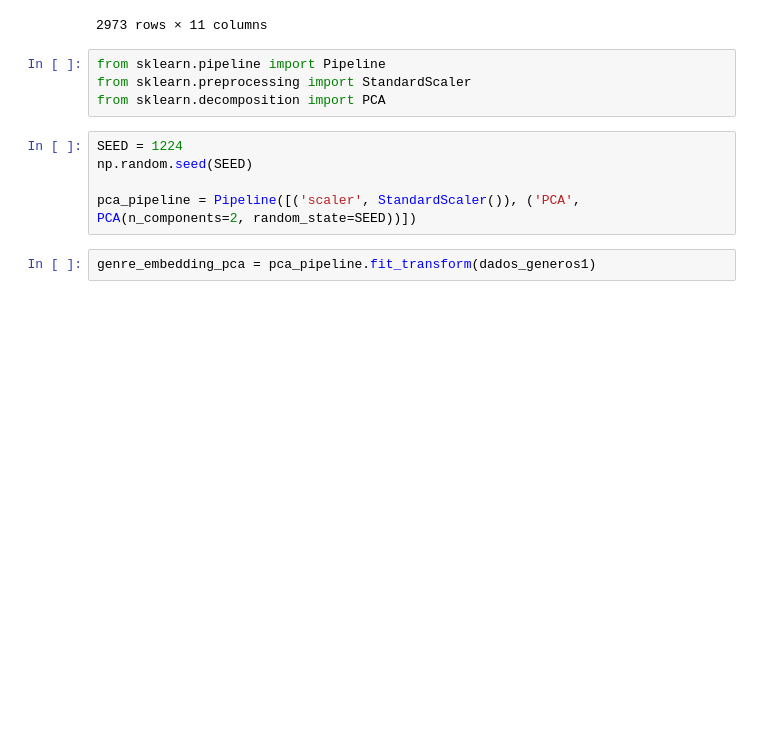
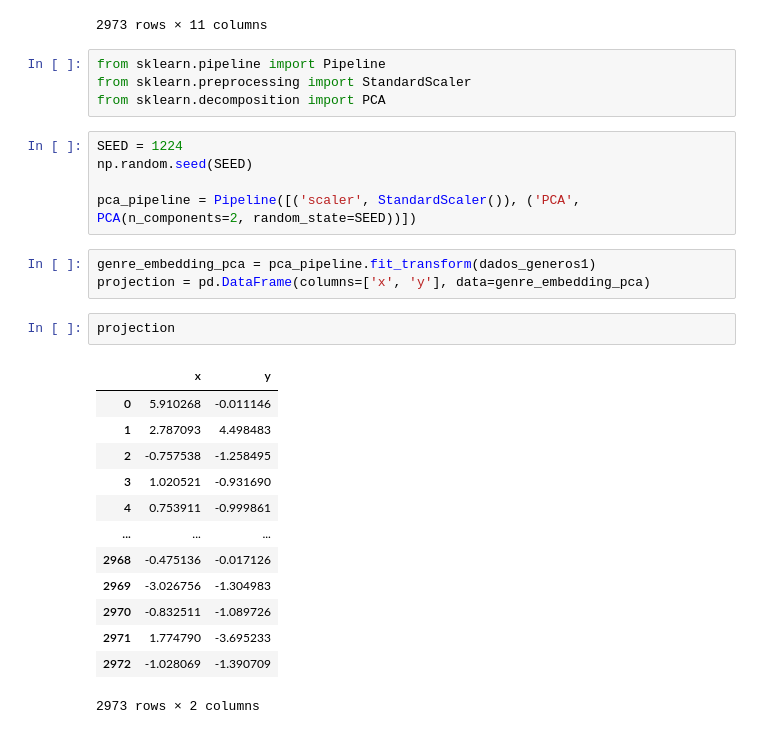
Before and after one commit to fcardosoo/Alura-021-Clustering-aplicado-recomendando-musicas-com-K-Means, a Jupyter notebook: Recomendados_de_musicas.ipynb, the cells around one changed output. Saved outputs shown, nothing was run; the diff lists cells and outputs as text; blank space fills up the shorter version.

```diff
--- a/Recomendados_de_musicas.ipynb
+++ b/Recomendados_de_musicas.ipynb
@@ -303,3 +303,20 @@ np.random.seed(SEED)
 pca_pipeline = Pipeline([('scaler', StandardScaler()), ('PCA', PCA(n_components=2, random_state=SEED))])
 # %%
 genre_embedding_pca = pca_pipeline.fit_transform(dados_generos1)
+projection = pd.DataFrame(columns=['x', 'y'], data=genre_embedding_pca)
+# %%
+projection
+# %% [output]
+|  | x | y |
+| 0 | 5.910268 | -0.011146 |
+| 1 | 2.787093 | 4.498483 |
+| 2 | -0.757538 | -1.258495 |
+| 3 | 1.020521 | -0.931690 |
+| 4 | 0.753911 | -0.999861 |
+| ... | ... | ... |
+| 2968 | -0.475136 | -0.017126 |
+| 2969 | -3.026756 | -1.304983 |
+| 2970 | -0.832511 | -1.089726 |
+| 2971 | 1.774790 | -3.695233 |
+| 2972 | -1.028069 | -1.390709 |
+2973 rows × 2 columns
```
